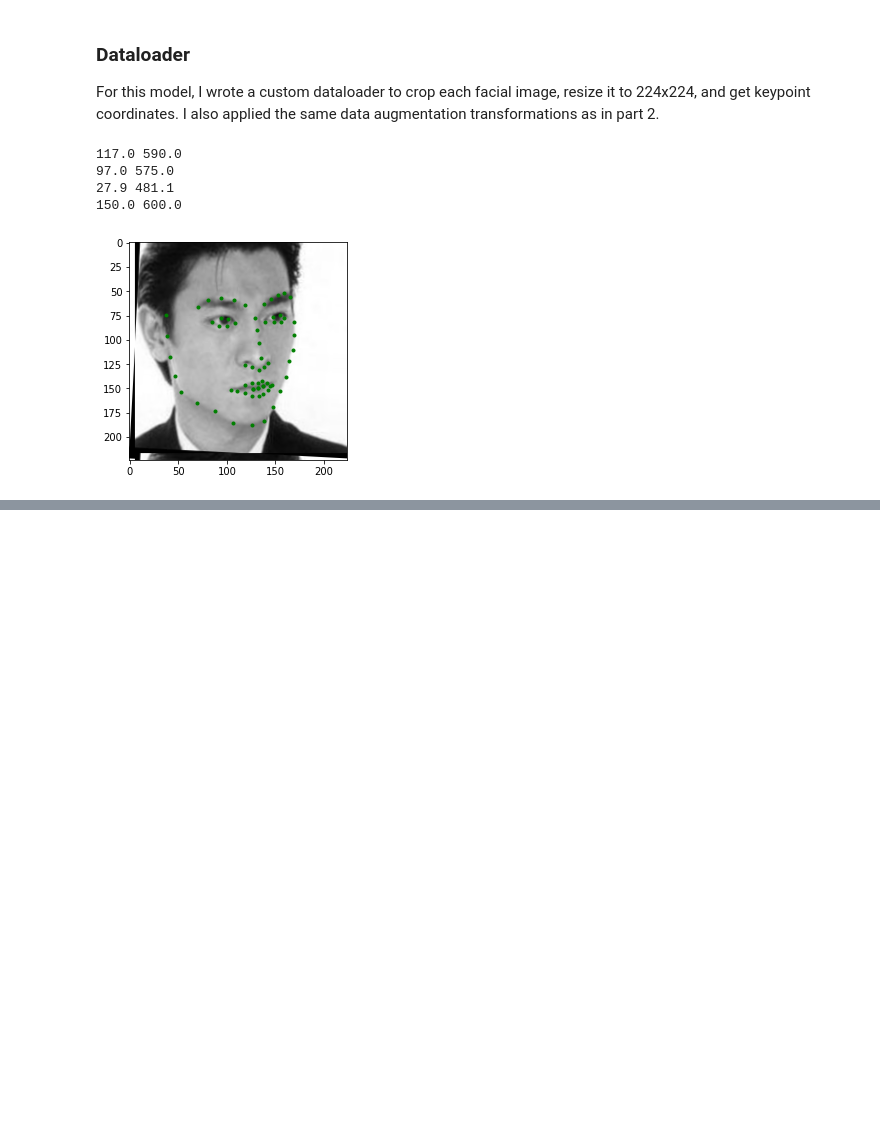
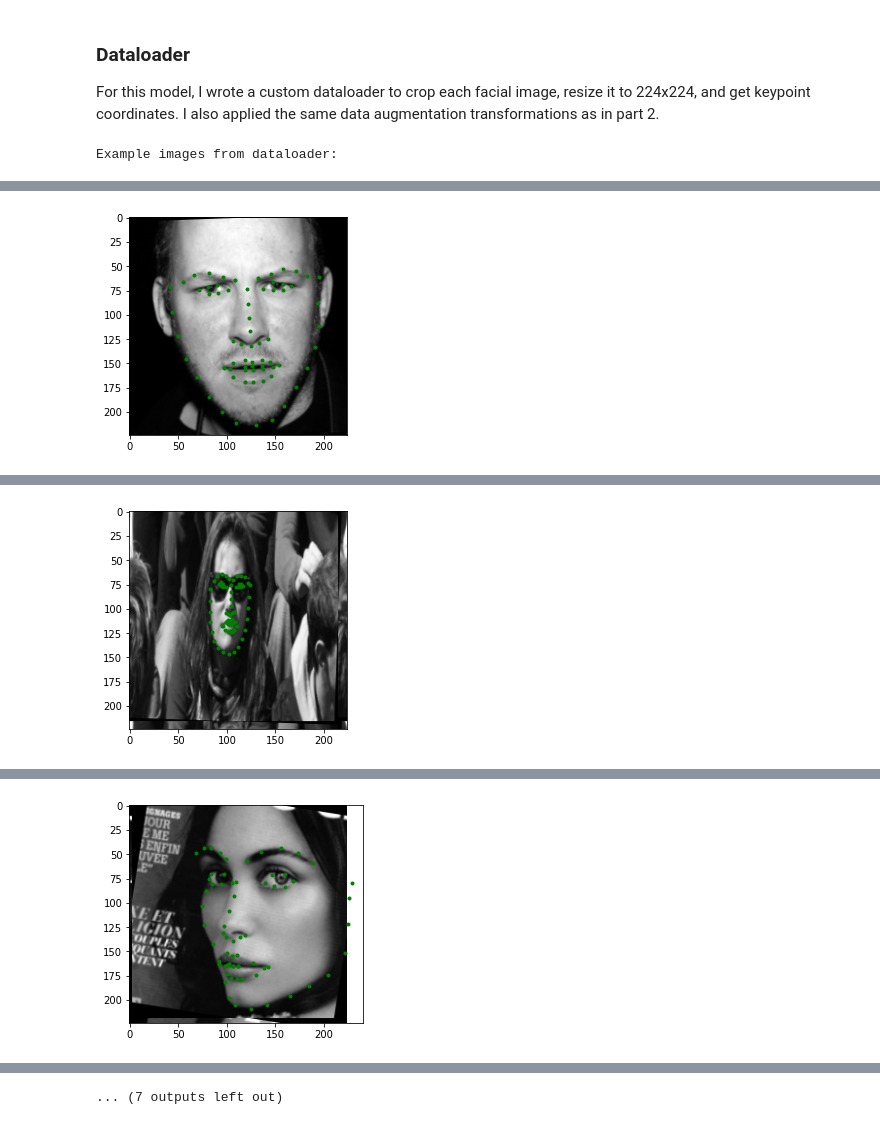
Before and after one commit to michaelywg/images, a Jupyter notebook: part3.ipynb, the cells around one changed output, grey strips where cells are left out. Cells and saved outputs as stored; diff of their text form; code cells hidden in the pictures; blank space fills up the shorter version.

```diff
--- a/part3.ipynb
+++ b/part3.ipynb
@@ -154,15 +152,3 @@ class AugmentData:
             ]:
             image, landmarks = fn(image, landmarks)
         return image, landmarks
-# %%
-i = 1
-l, t, w, h = bboxes[i]
-print(t, t + h)
-print(np.min(landmarks[i][:, 0]), np.max(landmarks[i][:, 0]))
-print(l, l + w)
-print(np.min(landmarks[i][:, 1]), np.max(landmarks[i][:, 1]))
-# %% [output]
-117.0 590.0
-97.0 575.0
-27.9 481.1
-150.0 600.0
@@ -171,8 +155,34 @@ big_train_dataset = BigFaceDataset(img_filenames, landmarks, bboxes, transform=A
-# %%
-entry = big_train_dataset[12]
-plt.imshow(entry['image'].squeeze(0), cmap='gray')
-for x, y in entry['landmarks']:
-  x, y = 224 * x, 224 * y
-  plt.plot(x, y, 'go', ms=3)
-# %% [output]
-[figure, removed]
+# %%
+# Shuffle the dataset to avoid bias in choosing training and validation sets
+np.random.seed(69)
+np.random.shuffle(img_filenames)
+np.random.seed(69)
+np.random.shuffle(landmarks)
+np.random.seed(69)
+np.random.shuffle(bboxes)
+TRAIN_SIZE = 5555
+big_train_dataset = BigFaceDataset(img_filenames[:TRAIN_SIZE], landmarks[:TRAIN_SIZE], bboxes[:TRAIN_SIZE], transform=AugmentData())
+big_valid_dataset = BigFaceDataset(img_filenames[TRAIN_SIZE:], landmarks[TRAIN_SIZE:], bboxes[TRAIN_SIZE:], transform=AugmentData())
+# %%
+# Sample a few images and display them along with the ground-truth keypoints.
+print('Example images from dataloader:')
+for i in [12, 64, 69]:
+  entry = big_train_dataset[i]
+  plt.imshow(entry['image'].squeeze(0), cmap='gray')
+  for x, y in entry['landmarks']:
+    x, y = 224 * x, 224 * y
+    plt.plot(x, y, 'go', ms=3)
+  plt.savefig('big_dataloader_sample_{}.jpg'.format(i))
+  files.download('big_dataloader_sample_{}.jpg'.format(i))
+  plt.show()
+for i in [12, 64, 69]:
+  entry = big_valid_dataset[i]
+  plt.imshow(entry['image'].squeeze(0), cmap='gray')
+  for x, y in entry['landmarks']:
+    x, y = 224 * x, 224 * y
+    plt.plot(x, y, 'go', ms=3)
+  plt.savefig('big_dataloader_sample_{}.jpg'.format(i))
+  files.download('big_dataloader_sample_{}.jpg'.format(i))
+  plt.show()
+# %% [output]
+Example images from dataloader:
@@ -178,0 +191 @@ for x, y in entry['landmarks']:
+[figure, added]
@@ -178,0 +194 @@ for x, y in entry['landmarks']:
+[figure, added]
@@ -178,0 +197 @@ for x, y in entry['landmarks']:
+[figure, added]
@@ -178,0 +200 @@ for x, y in entry['landmarks']:
+... (7 outputs left out)
```
Also changed, not shown: parts of 13 cells of this notebook.
